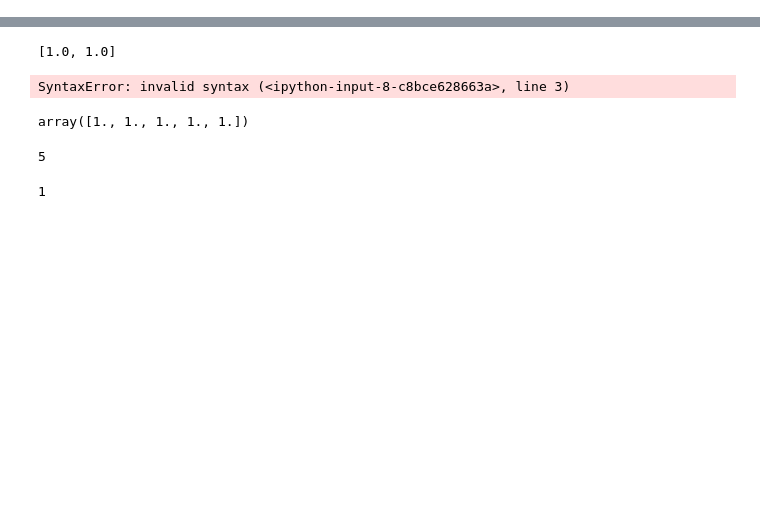
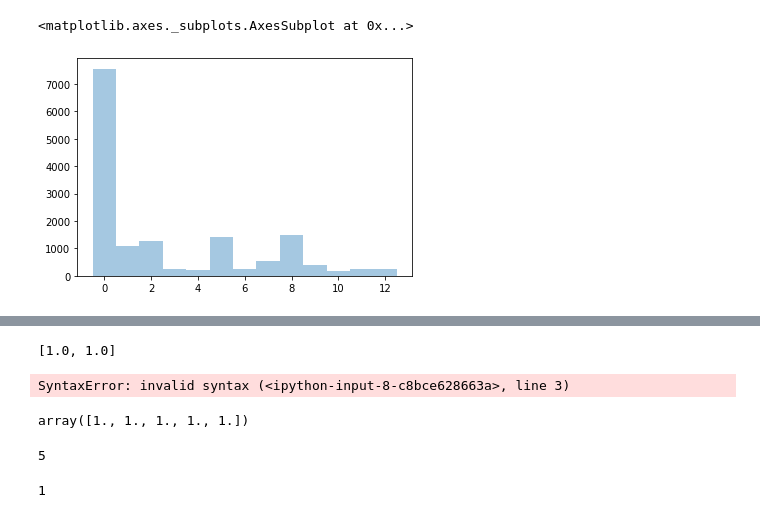
Before and after one commit to SNflows/flows, a Jupyter notebook: bootstrap_test.ipynb, the cells around one changed output, grey strips where cells are left out. Cells and saved outputs as stored; diff of their text form; code cells hidden in the pictures; blank space fills up the shorter version.

```diff
--- a/bootstrap_test.ipynb
+++ b/bootstrap_test.ipynb
@@ -109,3 +114,10 @@ dtype: int64
+# %%
+S=pd.Series(clipped)
+S.value_counts()
+sns.distplot(S,kde=False,bins=np.arange(14)-0.5)
+# %% [output]
+<matplotlib.axes._subplots.AxesSubplot at 0x...>
+[figure, added]
 # %%
 plt.figure()
 plt.errorbar(AT['mag_cat'],AT['mag_inst'],AT['err_inst'],linestyle='None',marker='o')
```
Also changed, not shown: parts of 9 cells of this notebook, 7 other files.
